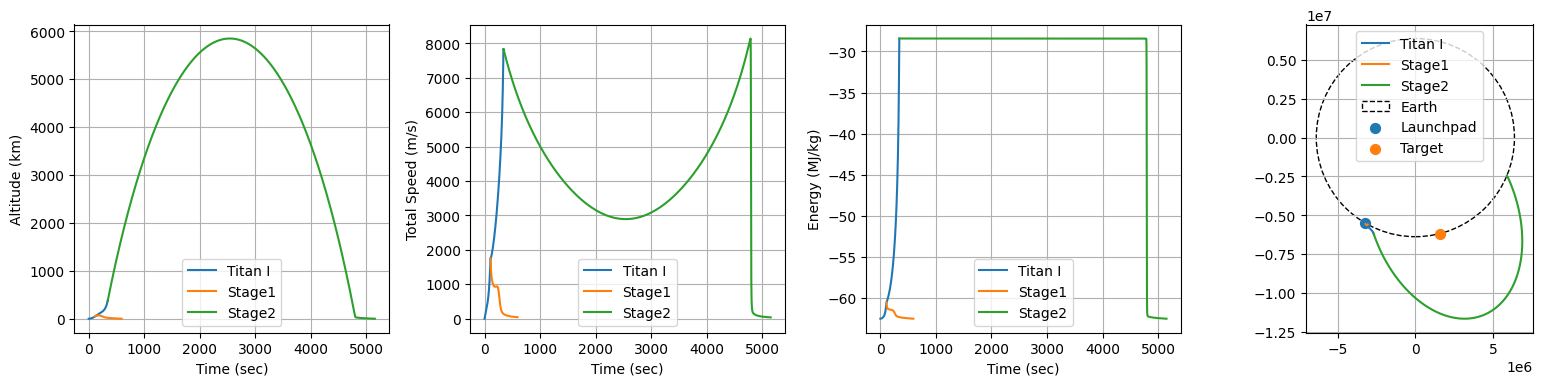
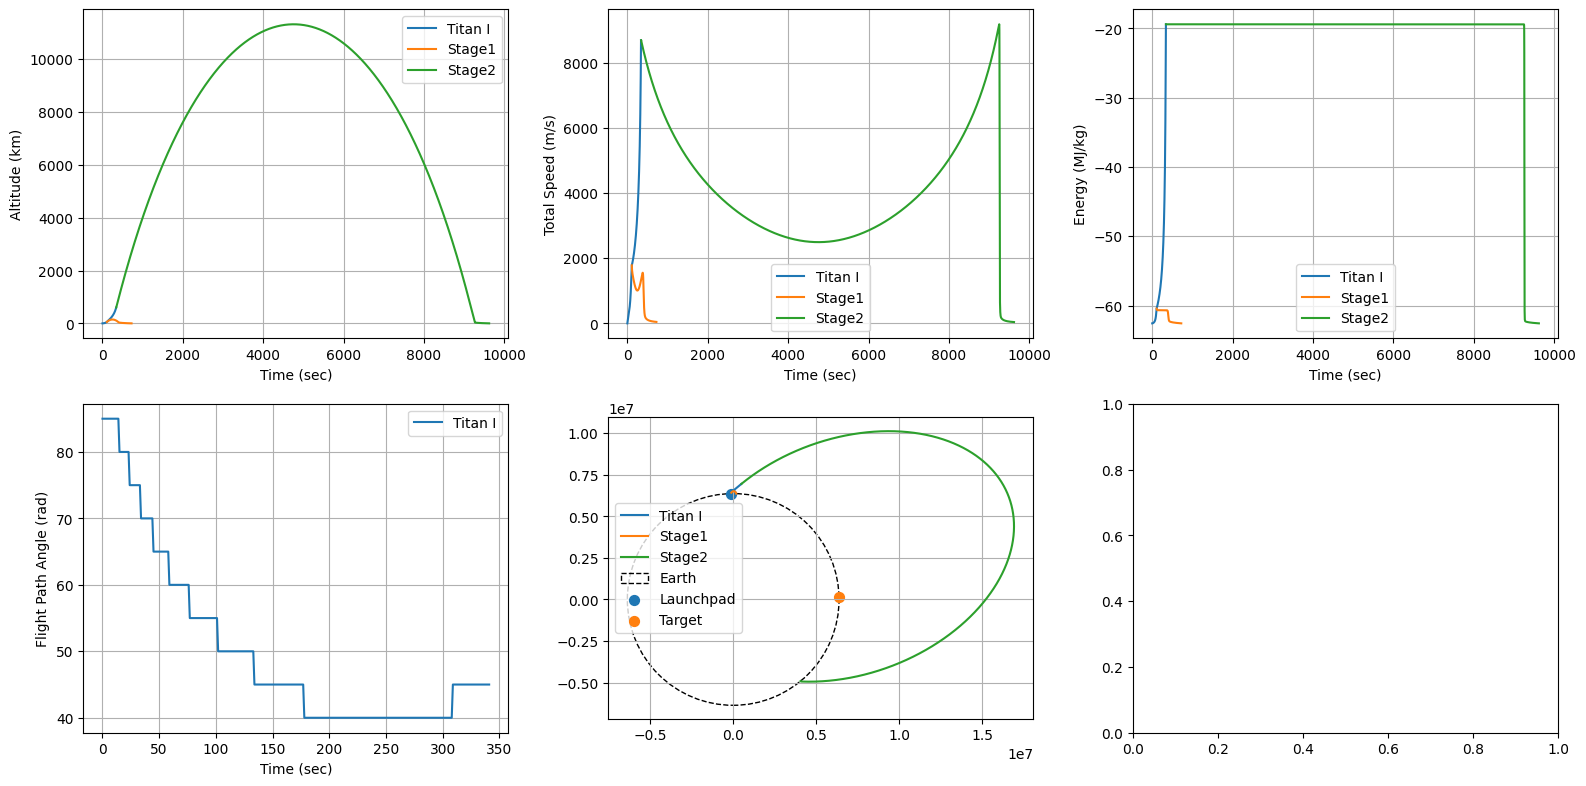
The change to this notebook cell's code, shown as a diff; its figure went from the first image to the second:
--- before
+++ after
@@ -1,4 +1,4 @@
-fig, ax = plt.subplots(ncols=4, nrows=1, figsize=(16, 4))
-ax.flatten()
+fig, ax = plt.subplots(ncols=3, nrows=2, figsize=(16, 8))
+ax = ax.ravel()
 
 for obj, result in results.items():
@@ -7,5 +7,7 @@
     ax[1].plot(result["time"], result["velocity"], label=obj)
     ax[2].plot(result["time"], result["energy"] / 1000_000, label=obj)
-    ax[3].plot(result["posx"], result["posz"], label=obj)
+    if "gamma" in result:
+        ax[3].plot(result["time"], np.degrees(result["gamma"]), label=obj)
+    ax[4].plot(result["posx"], result["posz"], label=obj)
 
 ax[0].set_xlabel("Time (sec)")
@@ -24,5 +26,10 @@
 ax[2].grid()
 
-earth.plot_2D_with_points(points = [launchpad, target], ax=ax[3])
+ax[3].set_xlabel("Time (sec)")
+ax[3].set_ylabel("Guidance Path Angle (deg)")
+ax[3].legend()
+ax[3].grid()
+
+earth.plot_2D_with_points(points = [launchpad, target], ax=ax[4])
 
 

Commit: Refactor of ballistic guidance